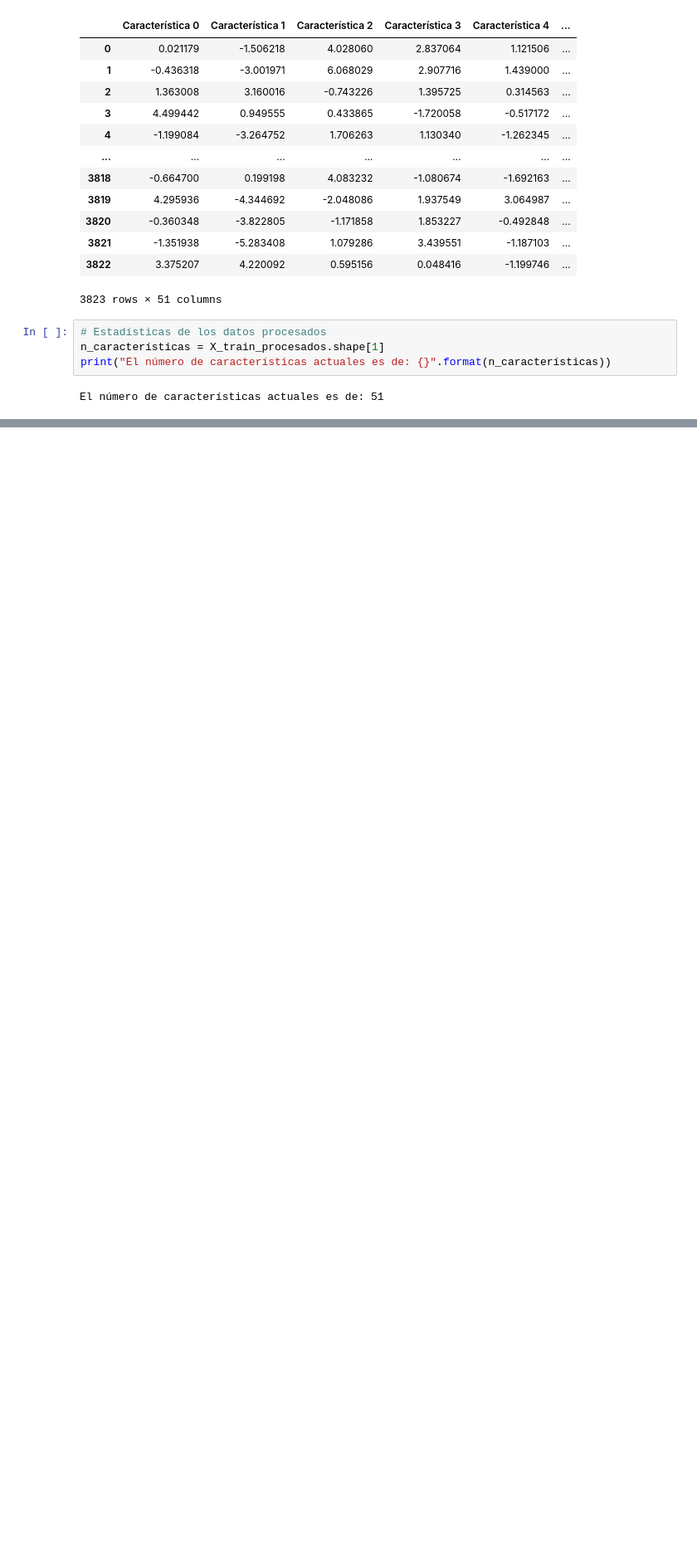
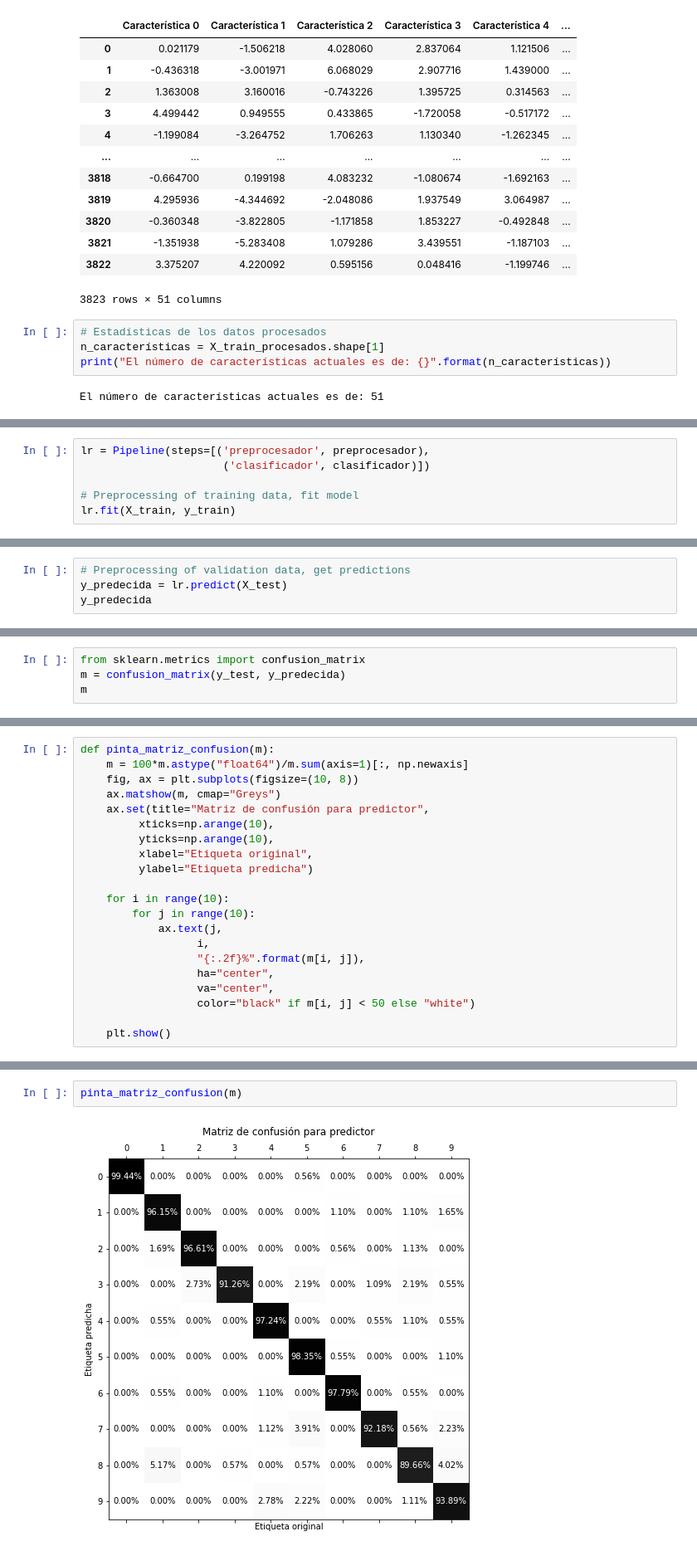
Before and after one commit to AlbertoEstep/Aprendizaje-Automatico, a Jupyter notebook: P3/OpticalRecognitionOfHandwrittenDigits.ipynb, the cells around one changed output, grey strips where cells are left out. Shown at 83% size. Drawn from its saved outputs; the diff is of its cells as text; blank space fills up the shorter version.

Commit message:
P3: Classification - model identification, error metric and regularization

```diff
--- a/P3/OpticalRecognitionOfHandwrittenDigits.ipynb
+++ b/P3/OpticalRecognitionOfHandwrittenDigits.ipynb
@@ -171,0 +184,6 @@ El número de características actuales es de: 51
+# %%
+lr = Pipeline(steps=[('preprocesador', preprocesador),
+                      ('clasificador', clasificador)])
+
+# Preprocessing of training data, fit model
+lr.fit(X_train, y_train)
@@ -171,0 +208,4 @@ El número de características actuales es de: 51
+# %%
+# Preprocessing of validation data, get predictions
+y_predecida = lr.predict(X_test)
+y_predecida
@@ -171,0 +214,4 @@ El número de características actuales es de: 51
+# %%
+from sklearn.metrics import confusion_matrix
+m = confusion_matrix(y_test, y_predecida)
+m
@@ -171,0 +241,21 @@ El número de características actuales es de: 51
+# %%
+def pinta_matriz_confusion(m):
+    m = 100*m.astype("float64")/m.sum(axis=1)[:, np.newaxis]
+    fig, ax = plt.subplots(figsize=(10, 8))
+    ax.matshow(m, cmap="Greys")
+    ax.set(title="Matriz de confusión para predictor",
+         xticks=np.arange(10),
+         yticks=np.arange(10),
+         xlabel="Etiqueta original",
+         ylabel="Etiqueta predicha")
+
+    for i in range(10):
+        for j in range(10):
+            ax.text(j,
+                  i,
+                  "{:.2f}%".format(m[i, j]),
+                  ha="center",
+                  va="center",
+                  color="black" if m[i, j] < 50 else "white")
+
+    plt.show()
@@ -171,0 +275,4 @@ El número de características actuales es de: 51
+# %%
+pinta_matriz_confusion(m)
+# %% [output]
+[figure, added]
```
Also changed, not shown: parts of 13 cells of this notebook.
